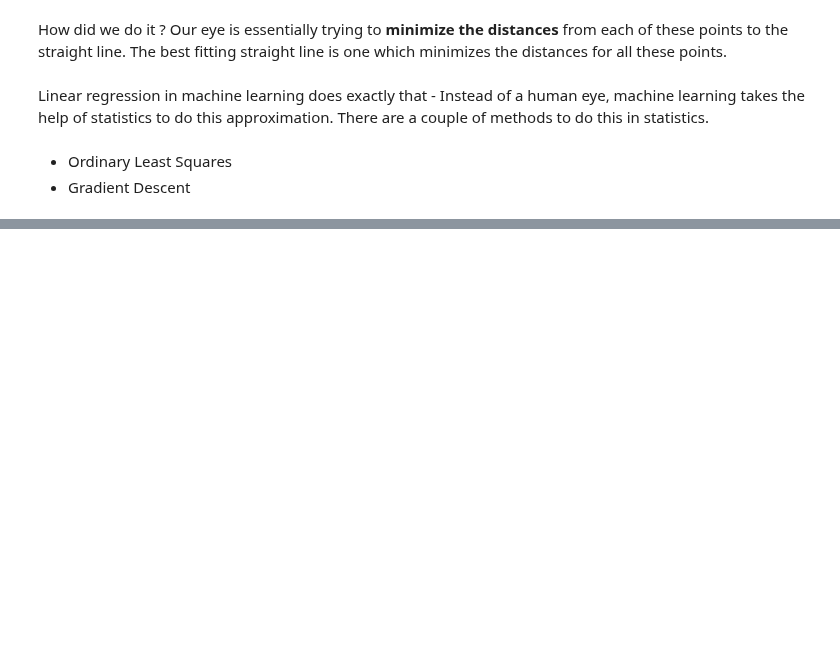
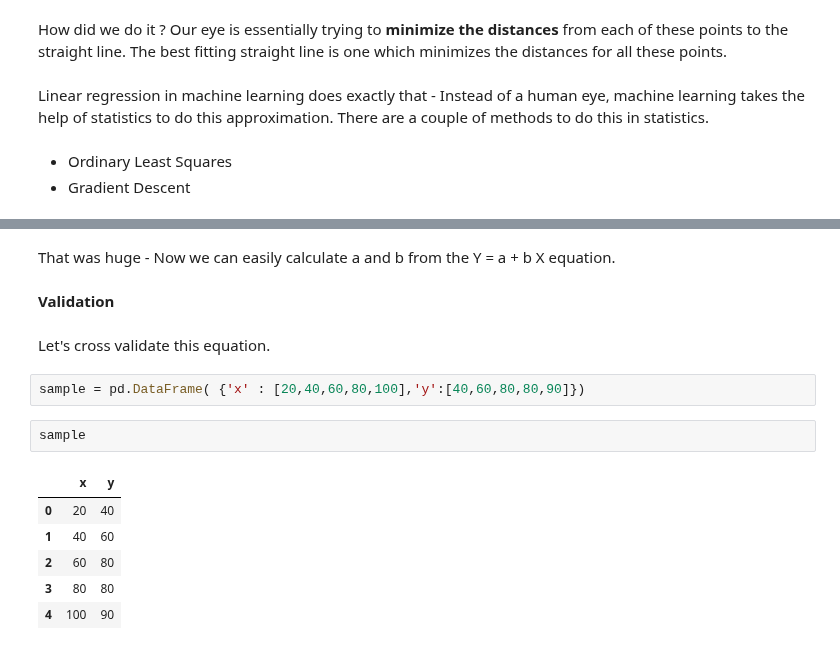
Before and after one commit to hotcode002/Machine-Learning-with-Python, a Jupyter notebook: week_2_math/day_3_linear_regression/linear_regression.ipynb, the cells around one changed output, grey strips where cells are left out. Cells and saved outputs as stored; diff of their text form; blank space fills up the shorter version.

```diff
--- a/week_2_math/day_3_linear_regression/linear_regression.ipynb
+++ b/week_2_math/day_3_linear_regression/linear_regression.ipynb
@@ -257,0 +283,17 @@ Linear regression in machine learning does exactly that - Instead of a human eye
+# %% [markdown]
+That was huge - Now we can easily calculate a and b from the Y = a + b X equation.
+# %% [markdown]
+**Validation**
+# %% [markdown]
+Let's cross validate this equation.
+# %%
+sample = pd.DataFrame( {'x' : [20,40,60,80,100],'y':[40,60,80,80,90]})
+# %%
+sample
+# %% [output]
+|  | x | y |
+| 0 | 20 | 40 |
+| 1 | 40 | 60 |
+| 2 | 60 | 80 |
+| 3 | 80 | 80 |
+| 4 | 100 | 90 |
```
Also changed, not shown: parts of 21 cells of this notebook, 3 other files.
